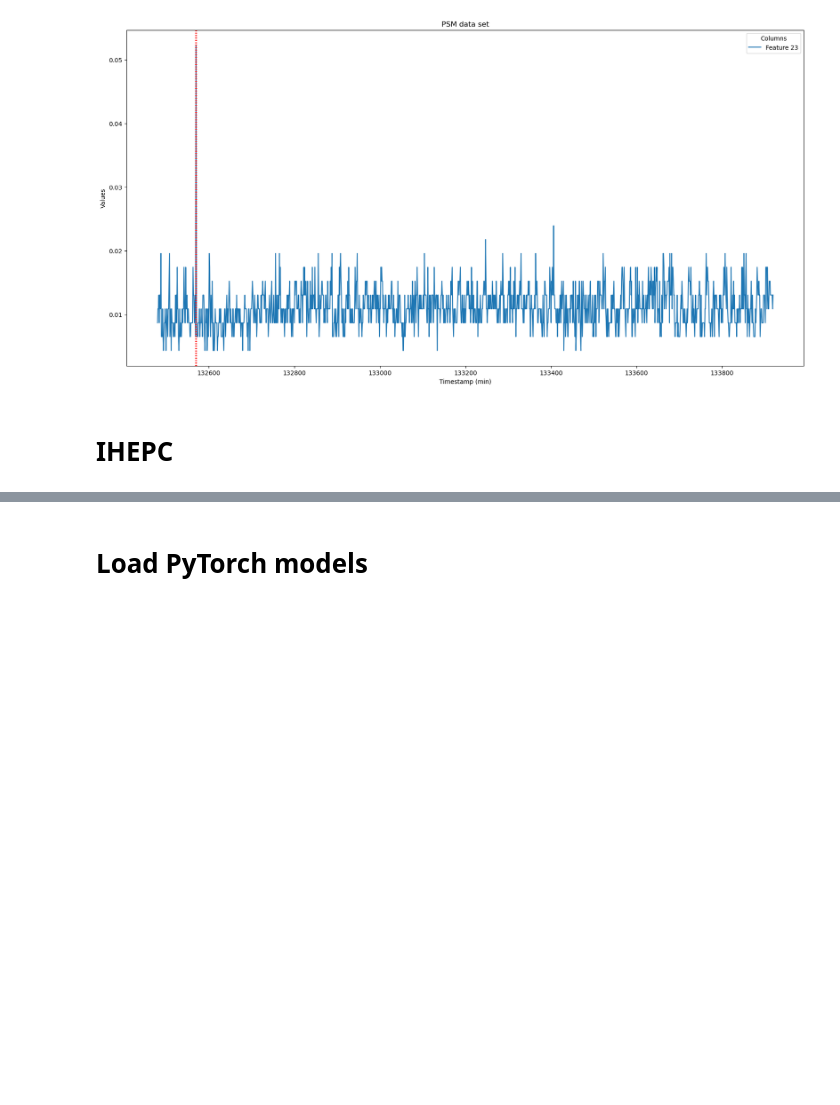
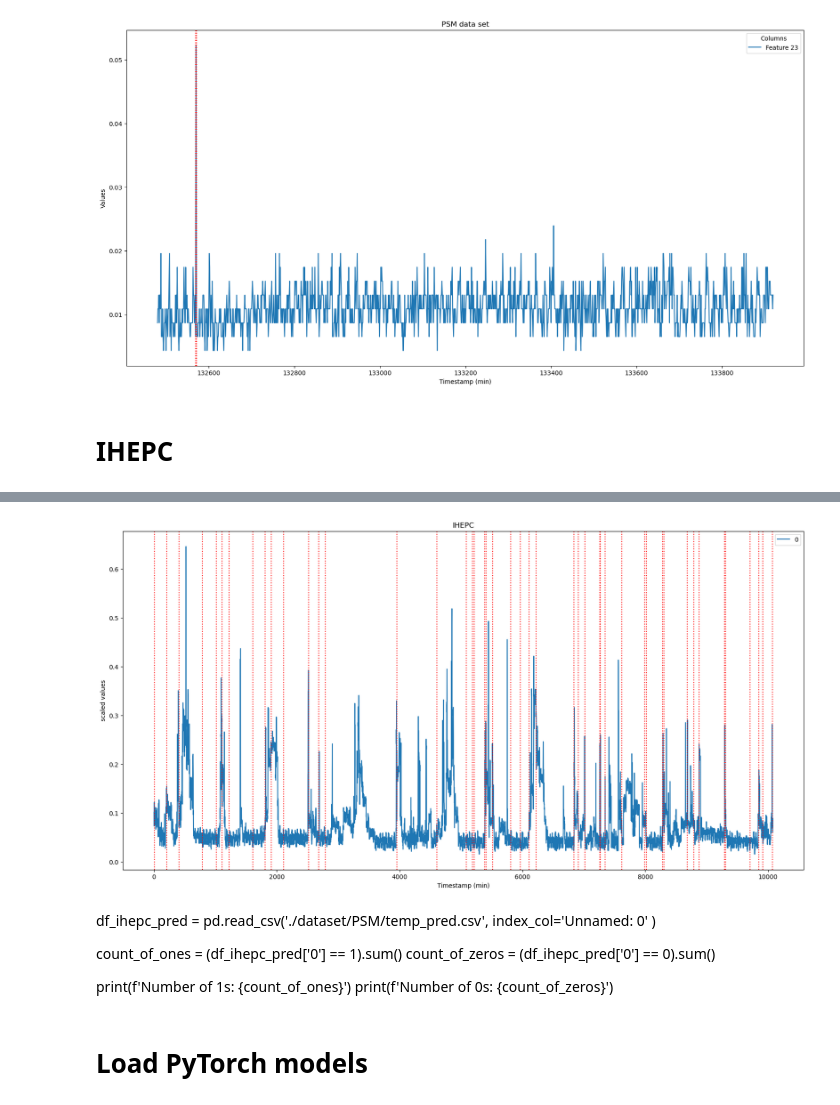
Before and after one commit to matthiasjahnIBM/Anomaly-Transformer, a Jupyter notebook: AT_Test.ipynb, the cells around one changed output, grey strips where cells are left out. Drawn from its saved outputs; the diff is of its cells as text; code cells hidden in the pictures; blank space fills up the shorter version.

```diff
--- a/AT_Test.ipynb
+++ b/AT_Test.ipynb
@@ -251,3 +102,10 @@ df_ihepc_train.describe()
+# %%
+df_ihepc_predictions = pd.read_csv('./dataset/PSM/temp_pred.csv',
+                   #parse_dates=['timestamp_(min)'],
+                   #infer_datetime_format=True,
+                   #low_memory=False, na_values=['nan','?'],
+                   index_col='Unnamed: 0'
+                   )
 # %%
 x =  len(df_ihepc_train) #60*24
 df_ihepc_train_subset = df_ihepc_train.head(x)
@@ -273,0 +143,34 @@ plt.show()
+# %%
+x = 60*24*7 #math.ceil(len(df_ihepc_test) / 20) #60*24*7
+df_ihepc_test_subset = df_ihepc_test.head(x)
+df_ihepc_predictions_subset = df_ihepc_predictions.head(x)
+
+# Plot all columns in one plot
+df_ihepc_test_subset.plot(figsize=(20, 10), linestyle='-')
+#df_test_label_subset['label'].plot(linestyle='-', label='label', color='red')
+# Plot a vertical line when the label is 1
+for timestamp, label in zip(df_ihepc_predictions_subset.index, df_ihepc_predictions_subset['0']):
+    if label == 1:
+        plt.axvline(x=timestamp, color='red', linestyle=':')
+
+# Customize the plot (optional)
+plt.title('IHEPC')
+plt.xlabel('Timestamp (min)')
+plt.ylabel('scaled values')
+
+# Show the plot
+plt.show()
+# %% [output]
+[figure, added]
+# %% [markdown]
+df_ihepc_pred = pd.read_csv('./dataset/PSM/temp_pred.csv',
+                   index_col='Unnamed: 0'
+                   )
+
+
+
+count_of_ones = (df_ihepc_pred['0'] == 1).sum()
+count_of_zeros = (df_ihepc_pred['0'] == 0).sum()
+
+print(f'Number of 1s: {count_of_ones}')
+print(f'Number of 0s: {count_of_zeros}')
```
Also changed, not shown: parts of 38 cells of this notebook, 1 other file.
